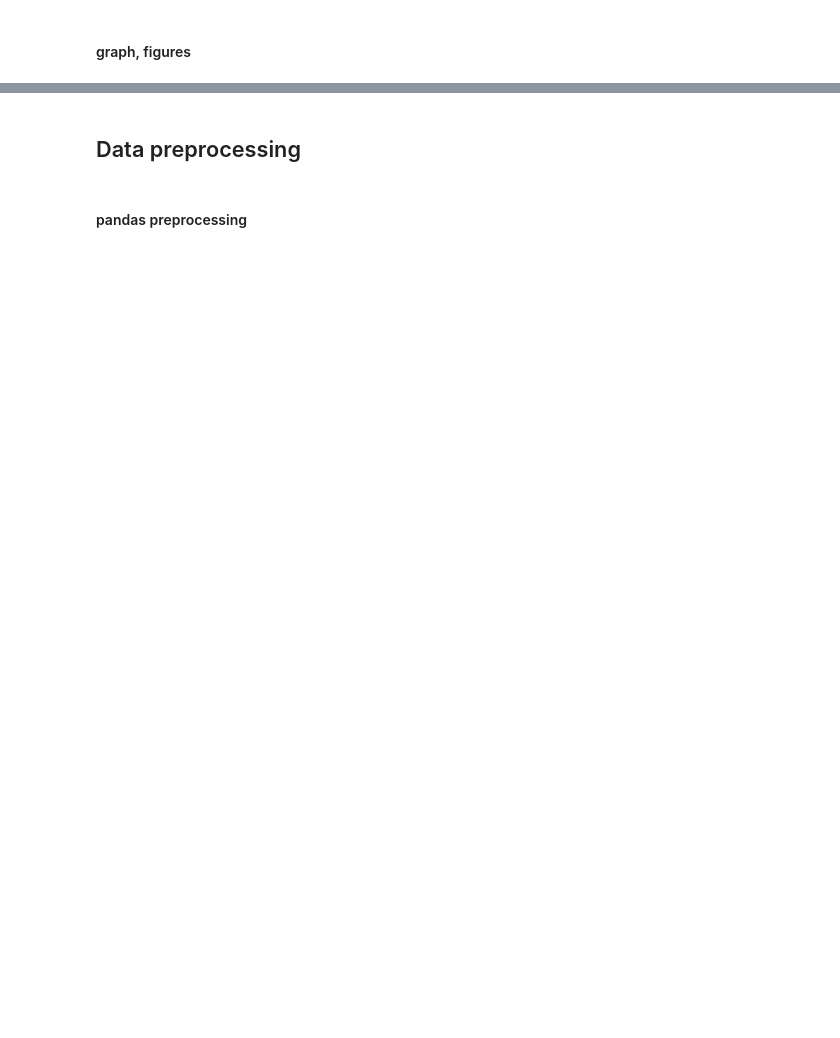
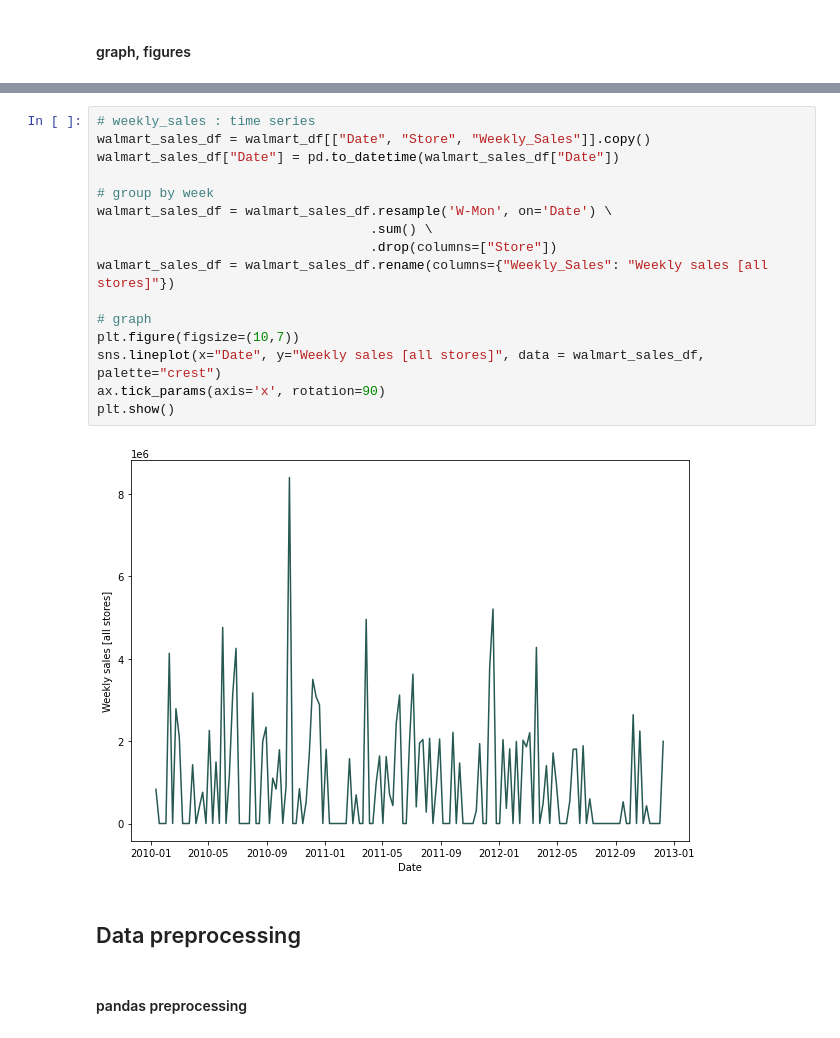
Before and after one commit to MKrouma/Jedha_Walmart-Rate-Uber, a Jupyter notebook: Walmart/notebook/part1_featureEngineering.ipynb, the cells around one changed output, grey strips where cells are left out. Cells and saved outputs as stored; diff of their text form; blank space fills up the shorter version.

```diff
--- a/Walmart/notebook/part1_featureEngineering.ipynb
+++ b/Walmart/notebook/part1_featureEngineering.ipynb
@@ -59,3 +97,21 @@ None
+# %%
+# weekly_sales : time series
+walmart_sales_df = walmart_df[["Date", "Store", "Weekly_Sales"]].copy()
+walmart_sales_df["Date"] = pd.to_datetime(walmart_sales_df["Date"])
+
+# group by week
+walmart_sales_df = walmart_sales_df.resample('W-Mon', on='Date') \
+                                   .sum() \
+                                   .drop(columns=["Store"])
+walmart_sales_df = walmart_sales_df.rename(columns={"Weekly_Sales": "Weekly sales [all stores]"})
+
+# graph
+plt.figure(figsize=(10,7))
+sns.lineplot(x="Date", y="Weekly sales [all stores]", data = walmart_sales_df, palette="crest")
+ax.tick_params(axis='x', rotation=90)
+plt.show()
+# %% [output]
+[figure, added]
 # %% [markdown]
 ## Data preprocessing
 # %% [markdown]
```
Also changed, not shown: parts of 7 cells of this notebook, 3 other files.
